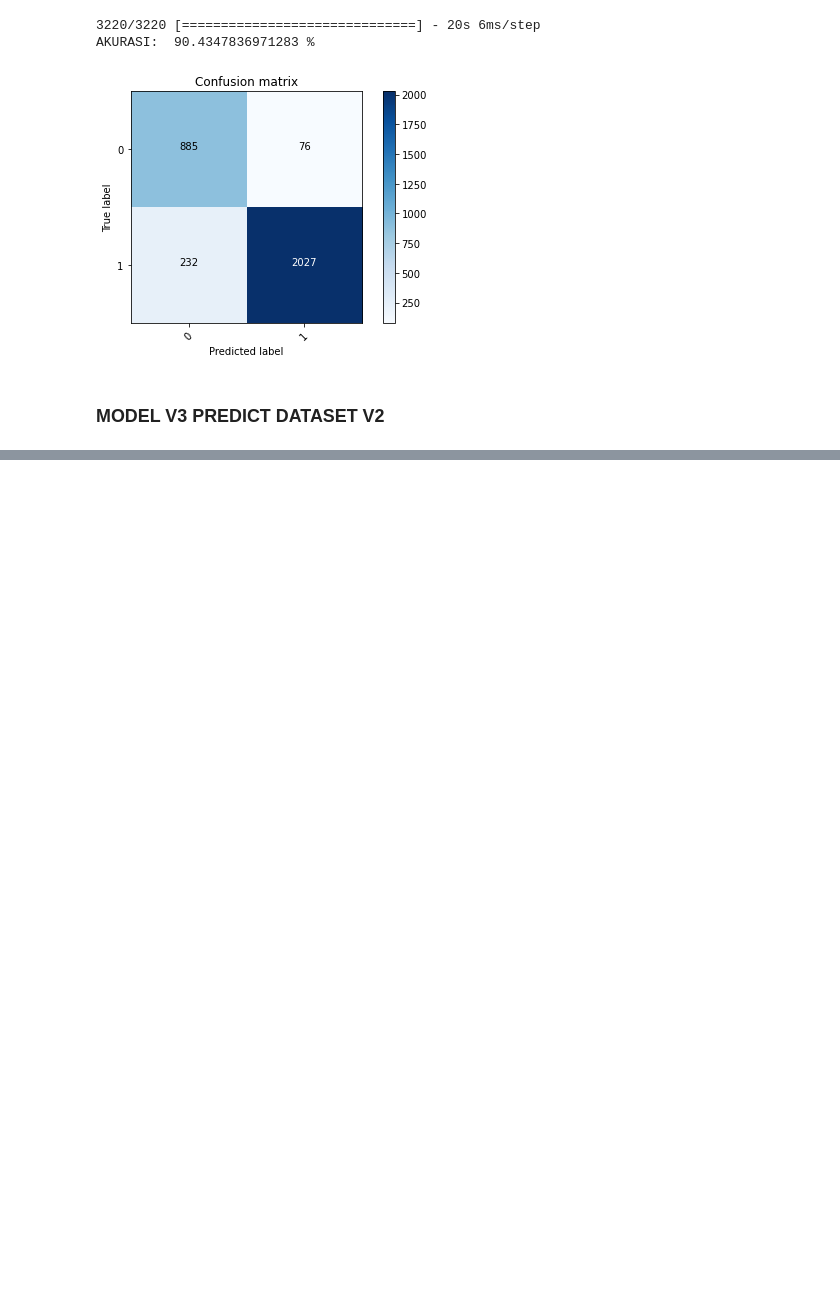
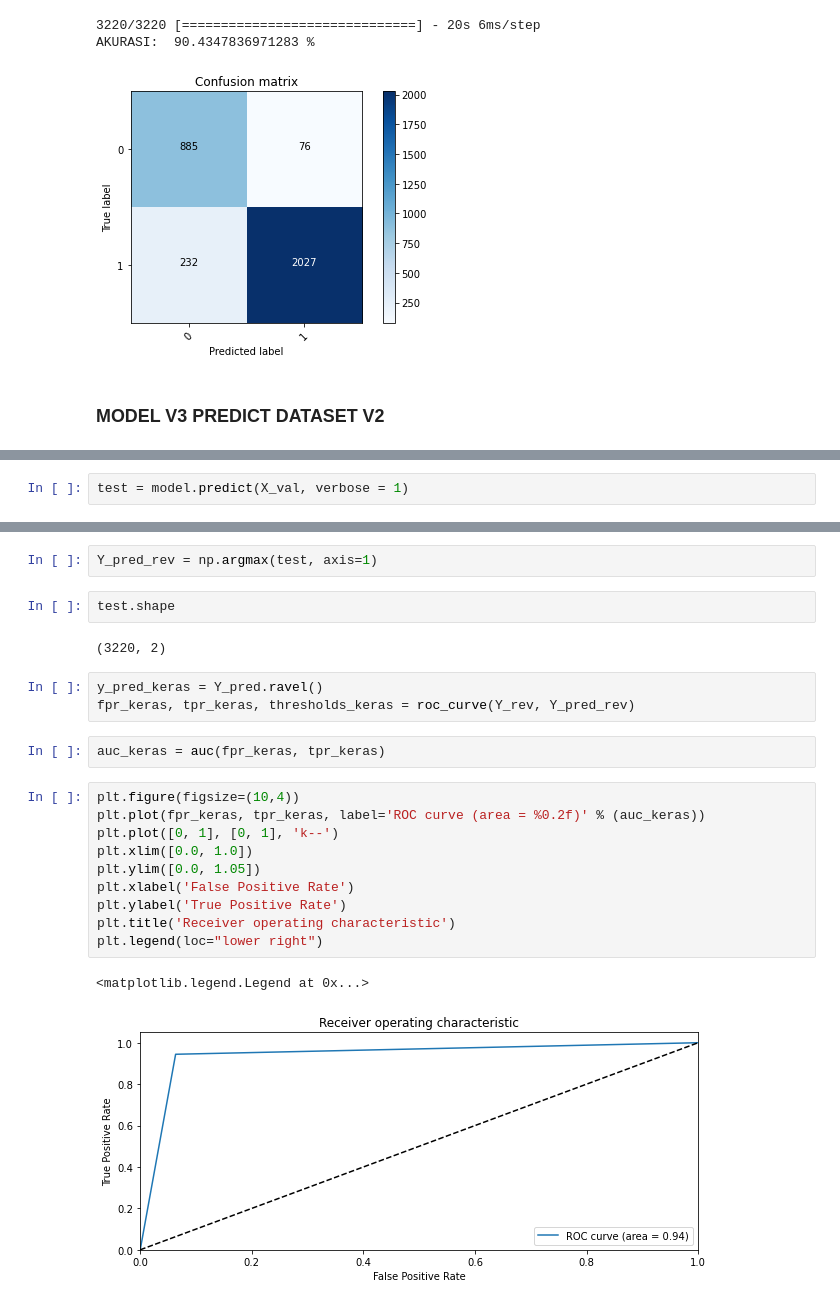
Before and after one commit to jamesvincentsiauw/tampered-image-detector, a Jupyter notebook: all models x dataset v2.ipynb, the cells around one changed output, grey strips where cells are left out. Drawn from its saved outputs; the diff is of its cells as text; blank space fills up the shorter version.

```diff
--- a/all models x dataset v2.ipynb
+++ b/all models x dataset v2.ipynb
@@ -158,0 +220,2 @@ AKURASI:  94.19254660606384 %
+# %%
+test = model.predict(X_val, verbose = 1)
@@ -158,0 +224,24 @@ AKURASI:  94.19254660606384 %
+# %%
+Y_pred_rev = np.argmax(test, axis=1)
+# %%
+test.shape
+# %% [output]
+(3220, 2)
+# %%
+y_pred_keras = Y_pred.ravel()
+fpr_keras, tpr_keras, thresholds_keras = roc_curve(Y_rev, Y_pred_rev)
+# %%
+auc_keras = auc(fpr_keras, tpr_keras)
+# %%
+plt.figure(figsize=(10,4))
+plt.plot(fpr_keras, tpr_keras, label='ROC curve (area = %0.2f)' % (auc_keras))
+plt.plot([0, 1], [0, 1], 'k--')
+plt.xlim([0.0, 1.0])
+plt.ylim([0.0, 1.05])
+plt.xlabel('False Positive Rate')
+plt.ylabel('True Positive Rate')
+plt.title('Receiver operating characteristic')
+plt.legend(loc="lower right")
+# %% [output]
+<matplotlib.legend.Legend at 0x...>
+[figure, added]
```
Also changed, not shown: parts of 8 cells of this notebook, 1 other file.
